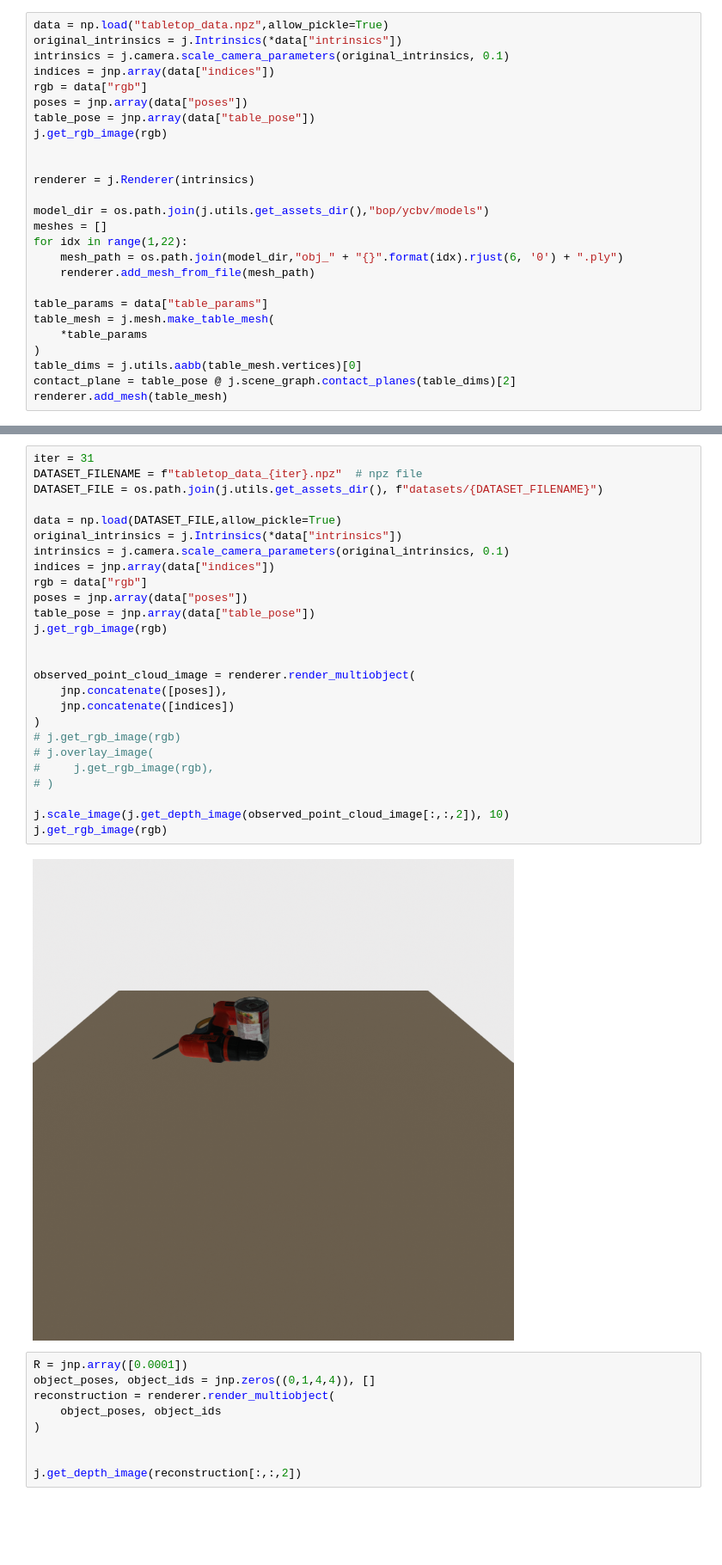
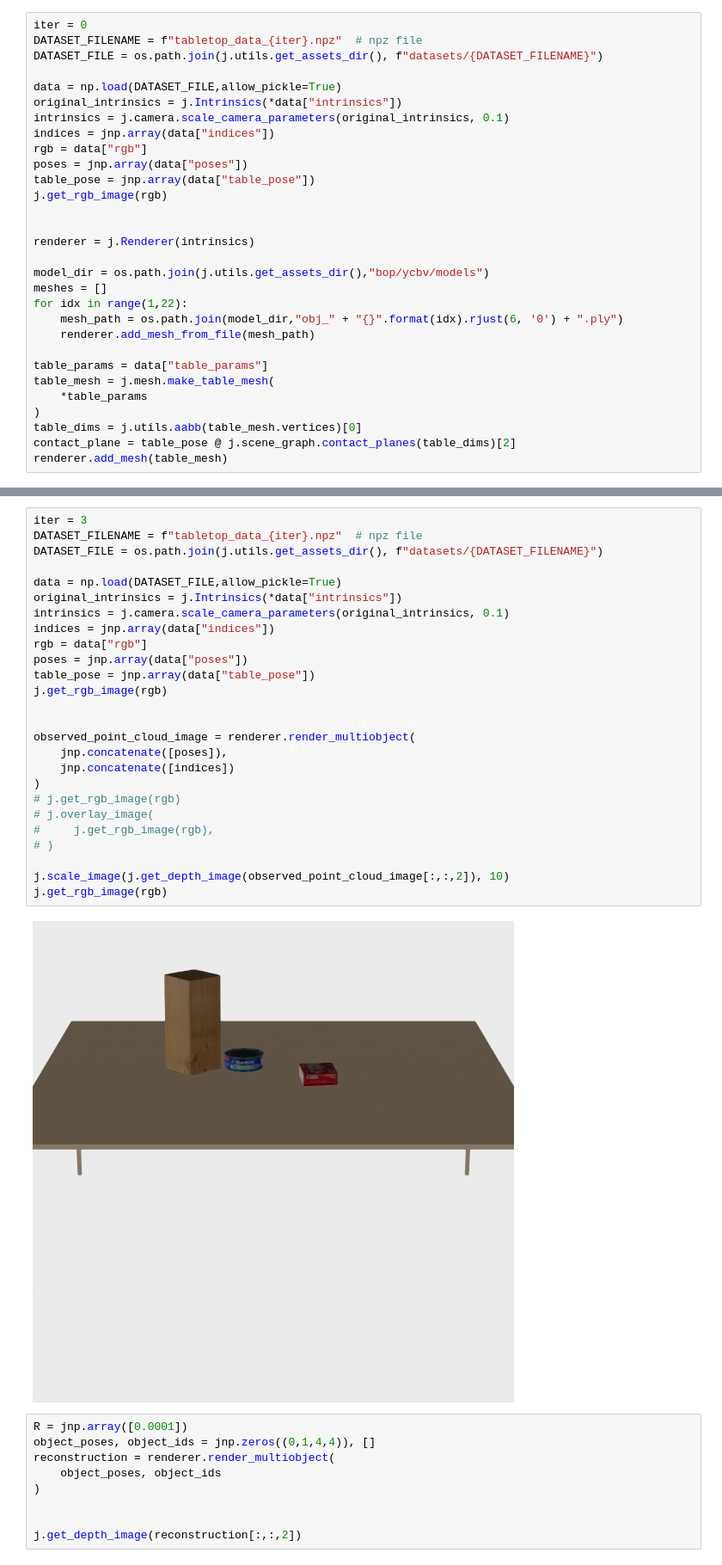
Before and after one commit to probcomp/bayes3d, a Jupyter notebook: experiments/tabletop/scene_parser.ipynb, the cells around one changed output, grey strips where cells are left out. Shown at 86% size. Saved outputs shown, nothing was run; the diff lists cells and outputs as text; blank space fills up the shorter version.

```diff
--- a/experiments/tabletop/scene_parser.ipynb
+++ b/experiments/tabletop/scene_parser.ipynb
@@ -14,5 +10,9 @@ Jupyter environment detected. Enabling Open3D WebVisualizer.
 # %%
-data = np.load("tabletop_data.npz",allow_pickle=True)
+iter = 0
+DATASET_FILENAME = f"tabletop_data_{iter}.npz"  # npz file
+DATASET_FILE = os.path.join(j.utils.get_assets_dir(), f"datasets/{DATASET_FILENAME}")
+
+data = np.load(DATASET_FILE,allow_pickle=True)
 original_intrinsics = j.Intrinsics(*data["intrinsics"])
 intrinsics = j.camera.scale_camera_parameters(original_intrinsics, 0.1)
 indices = jnp.array(data["indices"])
@@ -82,31 +80,31 @@ NameError: name 'jnp' is not defined
 # %%
-iter = 31
+iter = 3
 DATASET_FILENAME = f"tabletop_data_{iter}.npz"  # npz file
 DATASET_FILE = os.path.join(j.utils.get_assets_dir(), f"datasets/{DATASET_FILENAME}")
 
 data = np.load(DATASET_FILE,allow_pickle=True)
 original_intrinsics = j.Intrinsics(*data["intrinsics"])
 intrinsics = j.camera.scale_camera_parameters(original_intrinsics, 0.1)
 indices = jnp.array(data["indices"])
 rgb = data["rgb"]
 poses = jnp.array(data["poses"])
 table_pose = jnp.array(data["table_pose"])
 j.get_rgb_image(rgb)
 
 
 observed_point_cloud_image = renderer.render_multiobject(
     jnp.concatenate([poses]),
     jnp.concatenate([indices])
 )
 # j.get_rgb_image(rgb)
 # j.overlay_image(
 #     j.get_rgb_image(rgb),
 # )
 
 j.scale_image(j.get_depth_image(observed_point_cloud_image[:,:,2]), 10)
 j.get_rgb_image(rgb)
 # %% [output]
-[figure, old version]
+[figure, new version]
 # %%
 R = jnp.array([0.0001])
 object_poses, object_ids = jnp.zeros((0,1,4,4)), []
```
Also changed, not shown: parts of 4 cells of this notebook, 3 other files.
